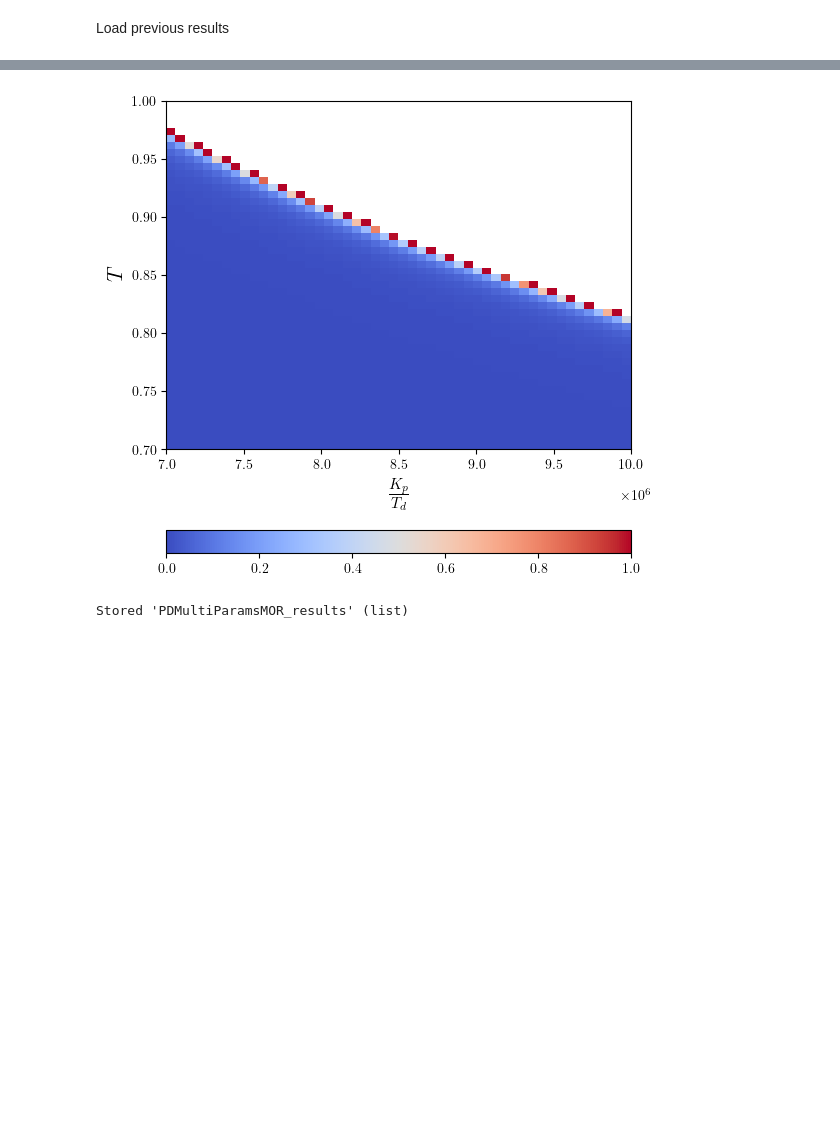
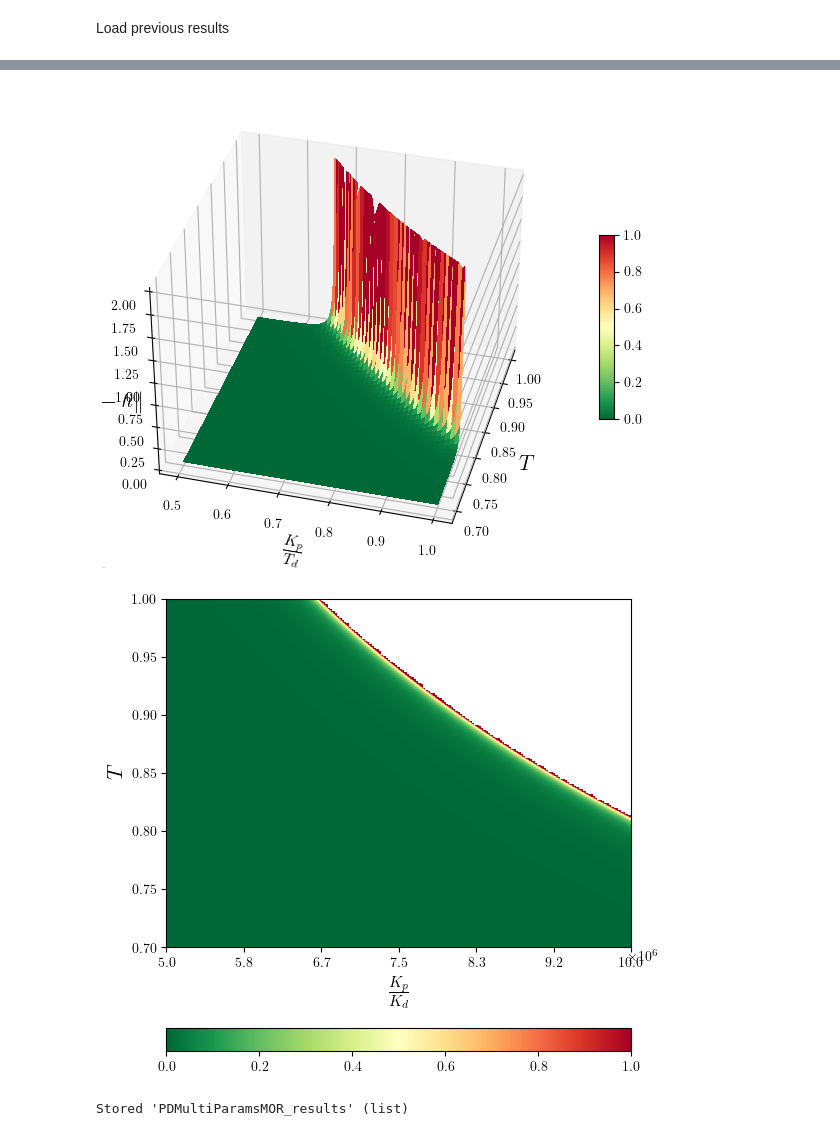
Before and after one commit to mavasbel/model_reduction, a Jupyter notebook: SDAMROMultiParamsPD.ipynb, the cells around one changed output, grey strips where cells are left out. Drawn from its saved outputs; the diff is of its cells as text; code cells hidden in the pictures; blank space fills up the shorter version.

```diff
--- a/SDAMROMultiParamsPD.ipynb
+++ b/SDAMROMultiParamsPD.ipynb
@@ -148,14 +148,14 @@ def PDMultiParamsMOR_func(Kp, Td, N, Tsam):
 # %%
 # Loop parameters
 # kp_kd_steps = 5
-kp_kd_steps = 50
-kps = numpy.linspace(75.0e-6, 100.0e-6, kp_kd_steps)
+kp_kd_steps = 200
+kps = numpy.linspace(50.0e-6, 100.0e-6, kp_kd_steps)
 tds = numpy.linspace(10.0e0, 10.0e0, kp_kd_steps)
 N = 1.0e3
 
-samplings_lims = [750.0e-3,1000.0e-3]
+samplings_lims = [700.0e-3,1000.0e-3]
 # samplings_steps = 5
-samplings_steps = 50
+samplings_steps = 200
 samplings = numpy.linspace(samplings_lims[0],samplings_lims[1],samplings_steps)
 
 # Creation of arguements lists for the parallel execution of function smallgain_condition(*args)
@@ -255,45 +255,53 @@ for k in range(len(PDMultiParamsMOR_results)):
     eps_u_y  = normInfMathcalEcl_MIMO[1,1]
 
     # The values for which the denominators are negative are not valid, then they are transformed to nan
     den_hat_gamma = (1-kappa_dv*hat_gamma_w_dv)
     den_gamma = (1-kappa_dv*gamma_w_dv)
     if den_hat_gamma<=0 or den_gamma<=0: eps_u_y_cl = numpy.nan
     else: eps_u_y_cl = ( hat_gamma_w_y/den_hat_gamma )*( (kappa_dv**2)*gamma_u_dv*eps_w_dv/den_gamma + kappa_dv*eps_u_dv ) \
             + kappa_dv*gamma_u_dv*eps_w_y/den_gamma \
             + eps_u_y
     # print(eps_u_y_cl, "\t", Kp/Td, "\t", Tsam, "\t", (1-kappa_dv*hat_gamma_w_dv), "\t", (1-kappa_dv*gamma_w_dv))
+    if eps_u_y_cl is not numpy.nan and eps_u_y_cl > 2.0: eps_u_y_cl=2.0
 
     samp_Y[i,j] = Tsam
     kp_td_X[i,j] = Kp/Td
     eps_u_y_cl_Z[i,j] = eps_u_y_cl
+    # eps_u_y_cl_Z[i,j] = numpy.log10(1+20*eps_u_y_cl)
 
-# plt.subplots(subplot_kw={"projection": "3d"})
-# surf = plt.gca().plot_surface(kp_td_X, samp_Y, eps_u_y_cl_Z, cmap=cm.coolwarm, linewidth=0, antialiased=False, vmin=-0, vmax=0.5)
-# plt.gca().view_init(elev=90, azim=-90)
-# plt.xlabel('$\\frac{K_p}{T_d}$', fontsize=16)
-# plt.ylabel('$T$', fontsize=16)
-# plt.ylabel('$T$', fontsize=16)
-# plt.gca().set_zlim(-0, 0.5)
-# plt.gcf().colorbar(surf, shrink=0.5, aspect=5)
-# plt.show()
+plt.subplots(figsize=(8,6), subplot_kw={"projection": "3d"})
+surf = plt.gca().plot_surface(kp_td_X, samp_Y, eps_u_y_cl_Z, cmap=mpl.colormaps['RdYlGn_r'], linewidth=0, antialiased=False, vmin=-0, vmax=1.0)
+plt.gca().view_init(elev=35, azim=-75)
+plt.xlabel('$\\frac{K_p}{T_d}$', fontsize=16)
+plt.ylabel('$T$', fontsize=16)
+plt.gca().zaxis.set_rotate_label(False)
+tmp_planes = plt.gca().zaxis._PLANES
+plt.gca().zaxis._PLANES = ( tmp_planes[2], tmp_planes[3],
+                            tmp_planes[0], tmp_planes[1],
+                            tmp_planes[4], tmp_planes[5])
+plt.gca().set_zlabel('$\\| y - \\hat{y} \\|_{\\mathcal{L}_{2}} $', fontsize=16, rotation=180)
+plt.gca().set_zlim(-0, 2.0)
+plt.gcf().colorbar(surf, shrink=0.4, aspect=12)
+plt.show()
 
 # eps_u_y_cl_Z = list(map(list, zip(*eps_u_y_cl_Z[::-1])))[::-1]
 eps_u_y_cl_Z = eps_u_y_cl_Z[::-1,:]
 # eps_u_y_cl_Z = eps_u_y_cl_Z[:,::-1]
 plt.subplots(figsize=(6,7))
-plt.imshow(eps_u_y_cl_Z, cmap=cm.coolwarm, vmin=-0, vmax=1.0, extent=[0, jmax, 0, imax], aspect=6.0/8.0)
+plt.imshow(eps_u_y_cl_Z, cmap=mpl.colormaps['RdYlGn_r'], vmin=-0, vmax=1.0, extent=[0, jmax, 0, imax], aspect=6.0/8.0)
 plt.gca().set_xticks(numpy.linspace(0,jmax,7))
 plt.gca().set_xticklabels(["${0:.1f}$".format(tick*10e5) for tick in numpy.linspace(min(kp_td_X[0,:]),max(kp_td_X[0,:]),7)])
 plt.text(jmax-1, -7, "$\\times 10^{6}$", fontsize=10)
 plt.gca().set_yticks(numpy.linspace(0,imax,7))
 plt.gca().set_yticklabels(["${0:.2f}$".format(tick) for tick in numpy.linspace(min(samp_Y[:,0]),max(samp_Y[:,0]),7)])
 plt.colorbar(orientation="horizontal", pad=0.15)
-plt.xlabel('$\\frac{K_p}{T_d}$', fontsize=16)
+plt.xlabel('$\\frac{K_p}{K_d}$', fontsize=16)
 plt.ylabel('$T$', fontsize=16)
 plt.savefig('performance_error_bound.png', format='png')
 plt.show()
 # %% [output]
-[figure, old version]
+[figure, new version]
+[figure, added]
 # %%
 %store -d PDMultiParamsMOR_results
 %store PDMultiParamsMOR_results
```
Also changed, not shown: parts of 3 cells of this notebook, 8 other files.
